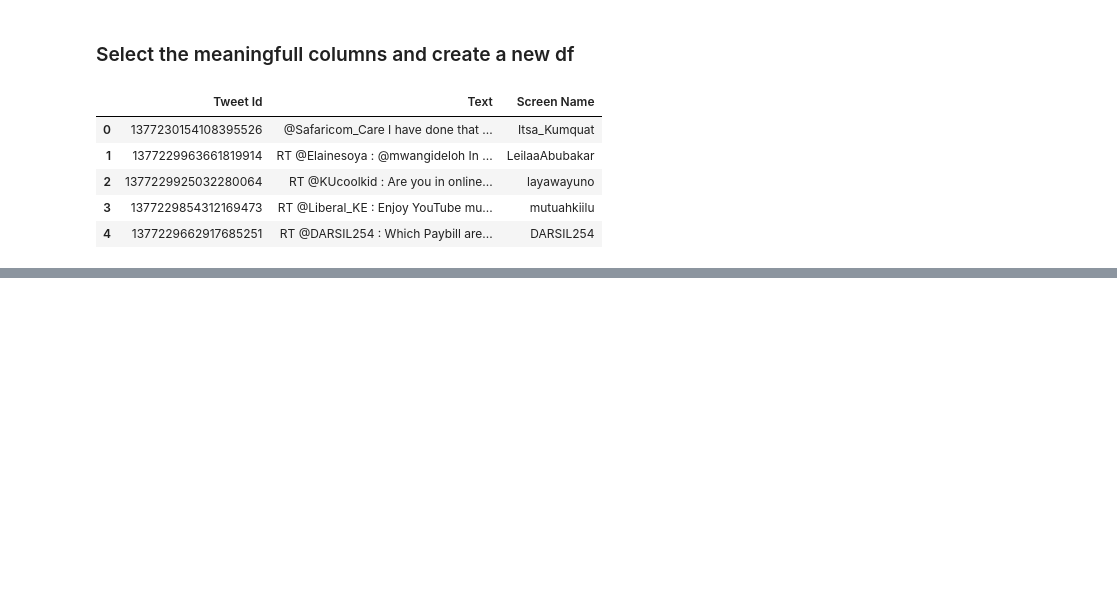
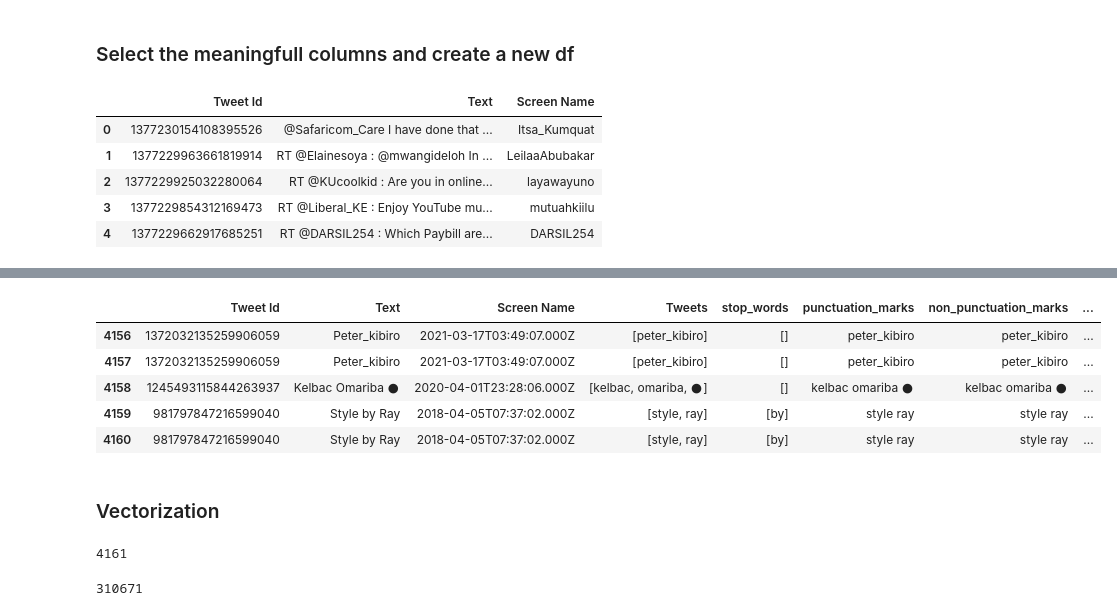
Before and after one commit to james-mumo/data-science-portfolio, a Jupyter notebook: sentiment-analysis-social-media/main.ipynb, the cells around one changed output, grey strips where cells are left out. Cells and saved outputs as stored; diff of their text form; code cells hidden in the pictures; blank space fills up the shorter version.

```diff
--- a/sentiment-analysis-social-media/main.ipynb
+++ b/sentiment-analysis-social-media/main.ipynb
@@ -49,0 +267,9 @@ df.head()
+# %%
+df.tail()
+# %% [output]
+|  | Tweet Id | Text | Screen Name | Tweets | stop_words | punctuation_marks | non_punctuation_marks | ... |
+| 4156 | 1372032135259906059 | Peter_kibiro | 2021-03-17T03:49:07.000Z | [peter_kibiro] | [] | peter_kibiro | peter_kibiro | ... |
+| 4157 | 1372032135259906059 | Peter_kibiro | 2021-03-17T03:49:07.000Z | [peter_kibiro] | [] | peter_kibiro | peter_kibiro | ... |
+| 4158 | 1245493115844263937 | Kelbac Omariba 𒊹︎︎︎ | 2020-04-01T23:28:06.000Z | [kelbac, omariba, 𒊹] | [] | kelbac omariba 𒊹 | kelbac omariba 𒊹 | ... |
+| 4159 | 981797847216599040 | Style by Ray | 2018-04-05T07:37:02.000Z | [style, ray] | [by] | style ray | style ray | ... |
+| 4160 | 981797847216599040 | Style by Ray | 2018-04-05T07:37:02.000Z | [style, ray] | [by] | style ray | style ray | ... |
@@ -49,0 +279,12 @@ df.head()
+# %% [markdown]
+### Vectorization
+# %%
+from sklearn.feature_extraction.text import CountVectorizer
+cv = CountVectorizer()
+tweets_list = []
+for tweet in df["non_punctuation_marks"]:
+    tweets_list.append(tweet)
+
+len(tweets_list)
+# %% [output]
+4161
@@ -49,0 +296,4 @@ df.head()
+# %%
+len(all_words)
+# %% [output]
+310671
```
Also changed, not shown: parts of 35 cells of this notebook, 1 other file.
